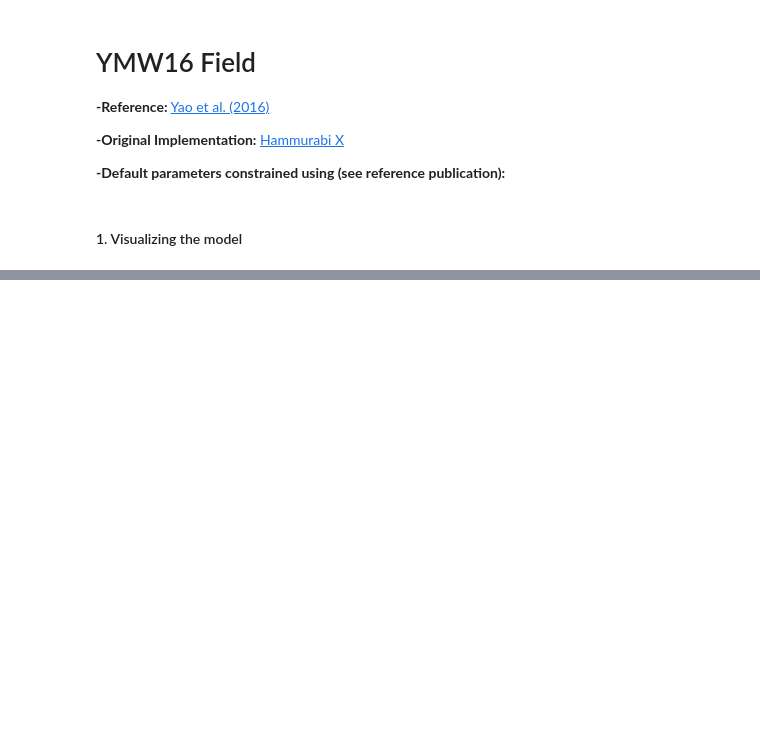
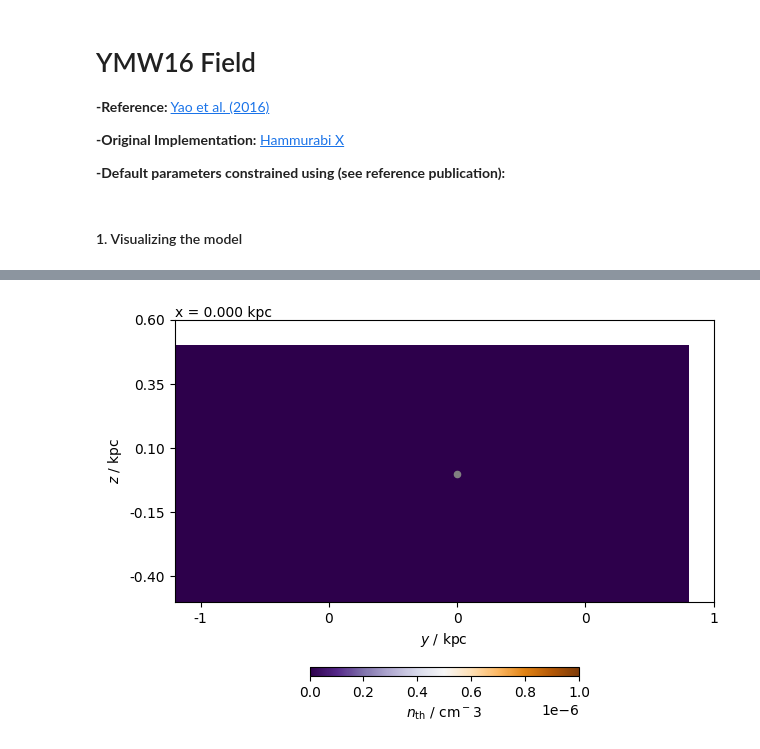
Before and after one commit to rafaelab/imagine-models, a Jupyter notebook: demos/python/model_examples/ymw16_demo.ipynb, the cells around one changed output, grey strips where cells are left out. Saved outputs shown, nothing was run; the diff lists cells and outputs as text; code cells hidden in the pictures; blank space fills up the shorter version.

```diff
--- a/demos/python/model_examples/ymw16_demo.ipynb
+++ b/demos/python/model_examples/ymw16_demo.ipynb
@@ -50,0 +65,4 @@ print(model_on_grid)
+# %%
+plot_slice(model_on_grid, 0, shape, refpoint, increment, vmin=vmin, vmax=vmax, cut_index=None)
+# %% [output]
+[figure, added]
```
Also changed, not shown: parts of 4 cells of this notebook, 4 other files.
